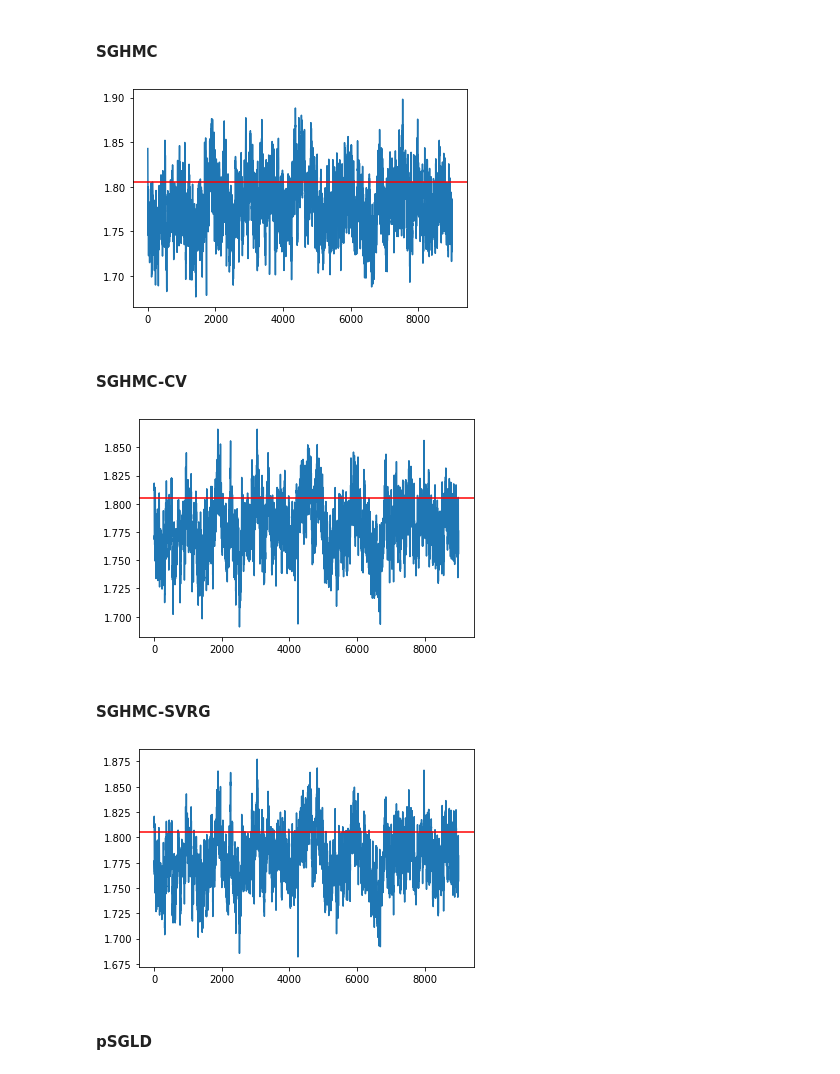
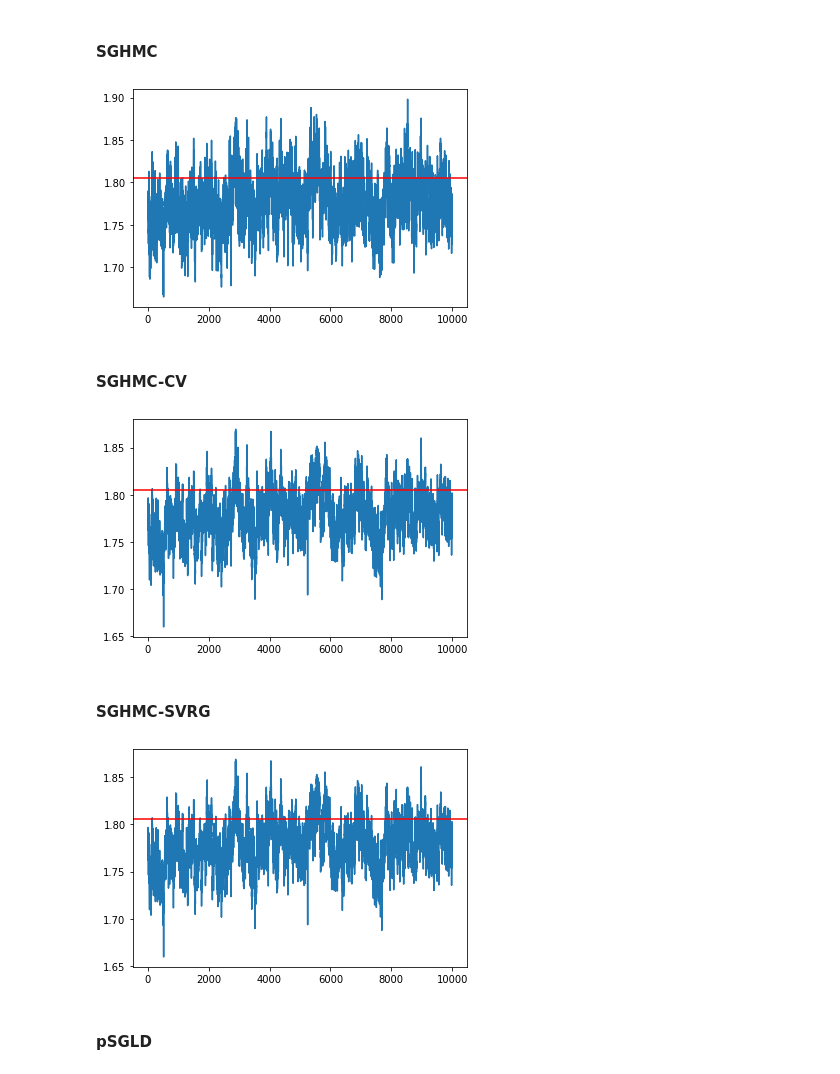
Before and after one commit to jeremiecoullon/SGMCMCJax, a Jupyter notebook: docs/nbs/sampler.ipynb, the cells around one changed output. Drawn from its saved outputs; the diff is of its cells as text; code cells hidden in the pictures.

```diff
--- a/docs/nbs/sampler.ipynb
+++ b/docs/nbs/sampler.ipynb
@@ -67,5 +68,4 @@ from sgmcmcjax.samplers import build_baoab_sampler, build_sgnht_sampler, build_b
 # %%
-batch_size = int(0.001*X.shape[0])
 data = (X, y_data)
 
 key = random.PRNGKey(0)
@@ -99,45 +99,43 @@ plt.show()
 #### SGHMC
 # %%
 L = 10
-batch_size = int(0.01*X.shape[0])
+# batch_size = int(0.01*X.shape[0])
 my_sampler = build_sghmc_sampler(1e-6, L, loglikelihood, logprior, data, batch_size)
 samples = my_sampler(key, Nsamples, theta_true)
 
 idx = 7
-plt.plot(np.array(samples)[1000:,idx])
+plt.plot(np.array(samples)[:,idx])
 plt.axhline(theta_true[idx], c='r')
 plt.show()
 # %% [output]
-[figure, old version]
+[figure, new version]
 # %% [markdown]
 #### SGHMC-CV
 # %%
 L = 10
-batch_size = int(0.001*X.shape[0])
 my_sampler = build_sghmcCV_sampler(1e-6, L, loglikelihood, logprior, data, batch_size, theta_true)
 samples = my_sampler(key, Nsamples, theta_true)
 
 idx = 7
-plt.plot(np.array(samples)[1000:,idx])
+plt.plot(np.array(samples)[:,idx])
 plt.axhline(theta_true[idx], c='r')
 plt.show()
 # %% [output]
-[figure, old version]
+[figure, new version]
 # %% [markdown]
 #### SGHMC-SVRG
 # %%
 L = 10
 update_rate = 1000
-batch_size = int(0.0001*X.shape[0])
 my_sampler = build_sghmc_SVRG_sampler(1e-6, L, loglikelihood, logprior, data, batch_size, update_rate)
 samples = my_sampler(key, Nsamples, theta_true)
 
 idx = 7
-plt.plot(np.array(samples)[1000:,idx])
+plt.plot(np.array(samples)[:,idx])
 plt.axhline(theta_true[idx], c='r')
 plt.show()
 # %% [output]
-[figure, old version]
+[figure, new version]
 # %% [markdown]
 #### pSGLD
 # %%
```
Also changed, not shown: parts of 11 cells of this notebook, 4 other files.
